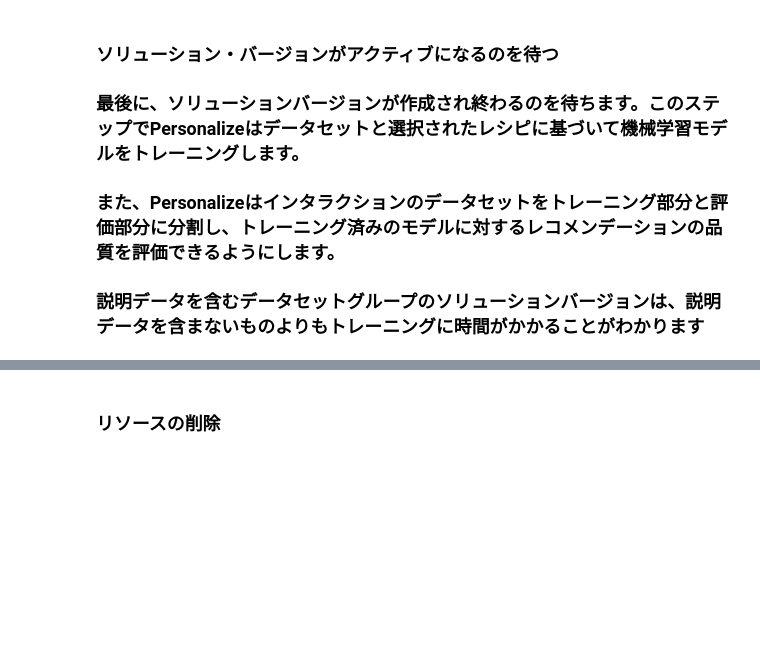
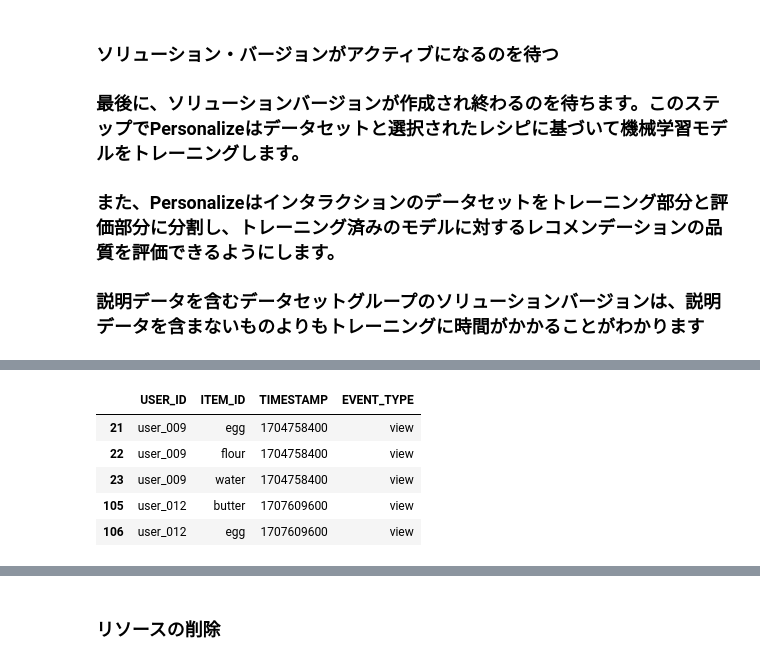
Before and after one commit to KJMAN678/AmazonPersonalize, a Jupyter notebook: notebooks/saggest_word_bought_together.ipynb, the cells around one changed output, grey strips where cells are left out. Drawn from its saved outputs; the diff is of its cells as text; code cells hidden in the pictures; blank space fills up the shorter version.

Commit message:
suggest word で together-bought を試した.

```diff
--- a/notebooks/saggest_word_bought_together.ipynb
+++ b/notebooks/saggest_word_bought_together.ipynb
@@ -567,4 +531,10 @@ cleaner_timestamps
 # %%
 co_searched_df = search_log_df[search_log_df['TIMESTAMP'].isin(cleaner_timestamps)]
-co_searched_word = co_searched_df.loc[search_log_df['ITEM_ID'] != search_query, 'ITEM_ID'].unique()
-sorted(co_searched_word)
+co_searched_df.head()
+# %% [output]
+|  | USER_ID | ITEM_ID | TIMESTAMP | EVENT_TYPE |
+| 21 | user_009 | egg | 1704758400 | view |
+| 22 | user_009 | flour | 1704758400 | view |
+| 23 | user_009 | water | 1704758400 | view |
+| 105 | user_012 | butter | 1707609600 | view |
+| 106 | user_012 | egg | 1707609600 | view |
```
Also changed, not shown: parts of 34 cells of this notebook, 3 other files.
